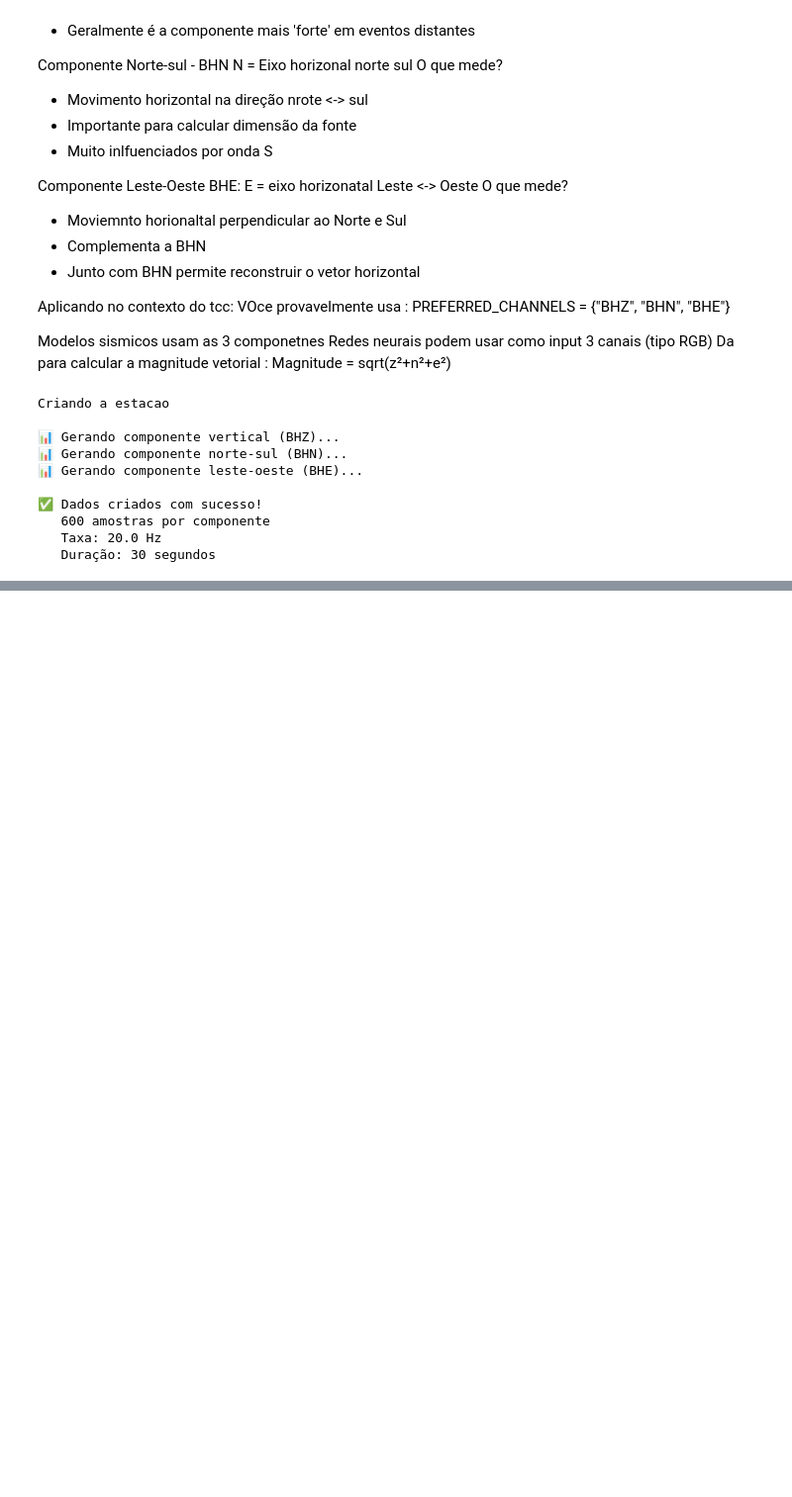
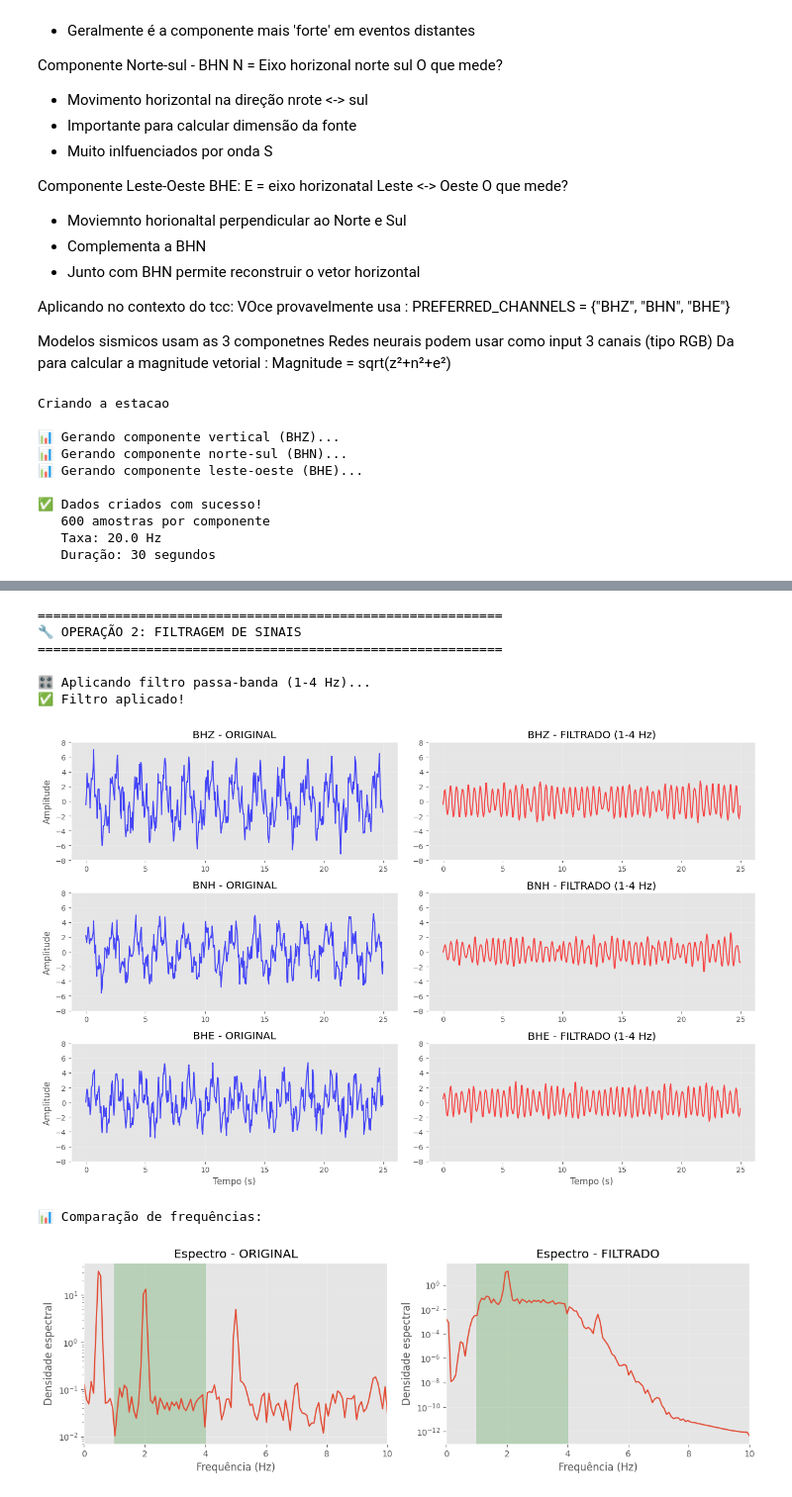
Before and after one commit to alvarosamp/TCC, a Jupyter notebook: ObsPy.ipynb, the cells around one changed output, grey strips where cells are left out. Shown at 99% size. Drawn from its saved outputs; the diff is of its cells as text; code cells hidden in the pictures; blank space fills up the shorter version.

```diff
--- a/ObsPy.ipynb
+++ b/ObsPy.ipynb
@@ -167,0 +457,80 @@ trace_z.stats.starttime = UTCDateTime("2024-01-15T12:00:00")
+# %%
+# ============================================
+# CÉLULA 10: OPERAÇÕES BÁSICAS - FILTRAGEM
+# ============================================
+# Aplicando filtros nos dados
+
+print("="*60)
+print("🔧 OPERAÇÃO 2: FILTRAGEM DE SINAIS")
+print("="*60)
+
+# Fazendo uma cópia para não modificar o original
+stream_filtrado = nosso_stream.copy()
+
+print("\n🎛️ Aplicando filtro passa-banda (1-4 Hz)...")
+stream_filtrado.filter("bandpass",
+                       freqmin=1.0,  # frequência mínima
+                       freqmax=4.0,  # frequência máxima
+                       corners=4,    # ordem do filtro
+                       zerophase=True)  # sem distorção de fase
+
+print("✅ Filtro aplicado!")
+
+# Visualizando o efeito
+fig, axes = plt.subplots(3, 2, figsize=(14, 9))
+
+for i, (trace_orig, trace_filt) in enumerate(zip(nosso_stream, stream_filtrado)):
+    tempo = trace_orig.times()
+
+    # Original (primeira coluna)
+    ax = axes[i, 0]
+    ax.plot(tempo[:500], trace_orig.data[:500], 'b-', alpha=0.7)
+    ax.set_title(f'{trace_orig.stats.channel} - ORIGINAL')
+    ax.set_ylabel('Amplitude')
+    ax.grid(True, alpha=0.3)
+    ax.set_ylim([-8, 8])
+
+    # Filtrado (segunda coluna)
+    ax = axes[i, 1]
+    ax.plot(tempo[:500], trace_filt.data[:500], 'r-', alpha=0.7)
+    ax.set_title(f'{trace_filt.stats.channel} - FILTRADO (1-4 Hz)')
+    ax.grid(True, alpha=0.3)
+    ax.set_ylim([-8, 8])
+
+axes[-1, 0].set_xlabel('Tempo (s)')
+axes[-1, 1].set_xlabel('Tempo (s)')
+plt.tight_layout()
+plt.show()
+
+# Comparando espectros
+print("\n📊 Comparação de frequências:")
+
+from scipy import signal
+
+fig, axes = plt.subplots(1, 2, figsize=(12, 4))
+
+for i, (trace, ax) in enumerate(zip([nosso_stream[0], stream_filtrado[0]], axes)):
+    # Calculando espectro
+    f, Pxx = signal.welch(trace.data, fs=trace.stats.sampling_rate,
+                          nperseg=256)
+
+    ax.semilogy(f, Pxx)
+    ax.set_xlabel('Frequência (Hz)')
+    ax.set_ylabel('Densidade espectral')
+    ax.set_title('Espectro - ' + ('ORIGINAL' if i==0 else 'FILTRADO'))
+    ax.grid(True, alpha=0.3)
+    ax.set_xlim([0, 10])
+    ax.axvspan(1, 4, alpha=0.2, color='green', label='Filtro passa-banda')
+
+plt.tight_layout()
+plt.show()
+# %% [output]
+============================================================
+🔧 OPERAÇÃO 2: FILTRAGEM DE SINAIS
+============================================================
+
+🎛️ Aplicando filtro passa-banda (1-4 Hz)...
+✅ Filtro aplicado!
+[figure, added]
+📊 Comparação de frequências:
+[figure, added]
```
Also changed, not shown: parts of 11 cells of this notebook.
